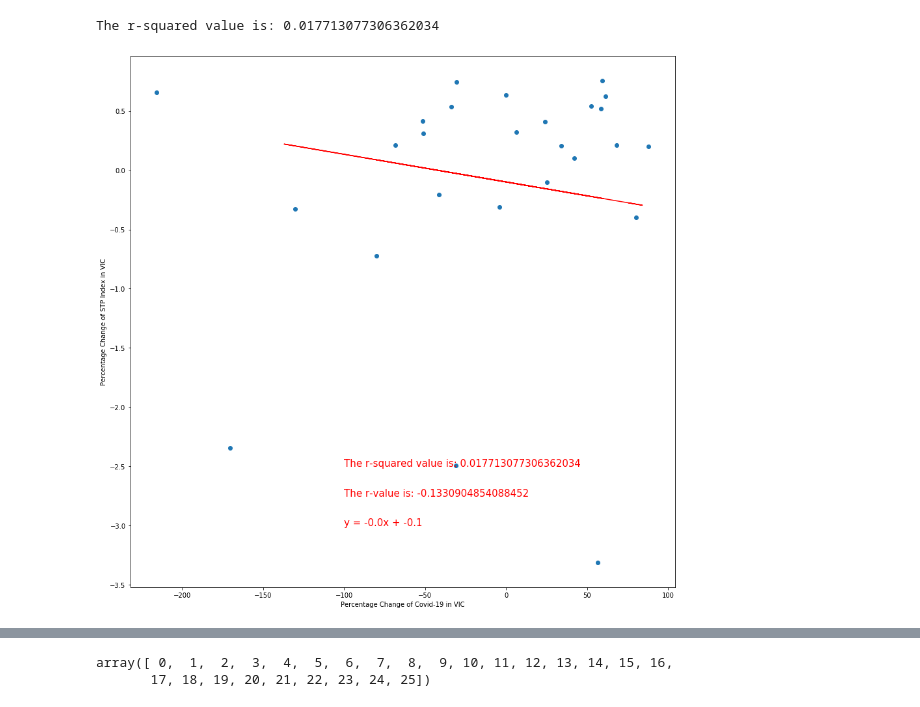
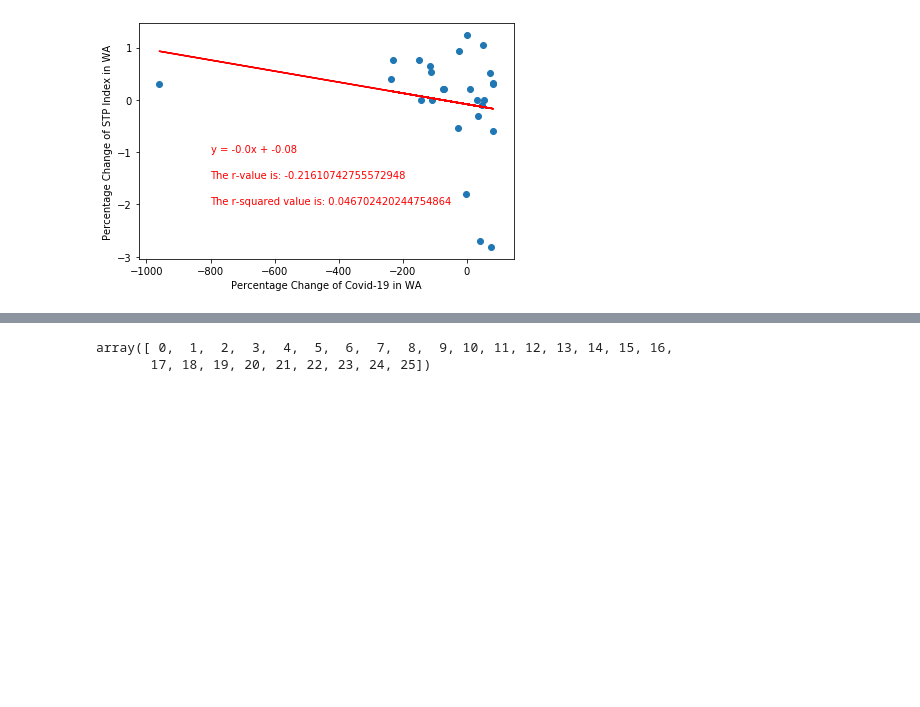
Before and after one commit to ali-beer/covid_payroll_project, a Jupyter notebook: graph_linregress.ipynb, the cells around one changed output, grey strips where cells are left out. Drawn from its saved outputs; the diff is of its cells as text; code cells hidden in the pictures; blank space fills up the shorter version.

```diff
--- a/graph_linregress.ipynb
+++ b/graph_linregress.ipynb
@@ -75,4 +16,3 @@ qld_df
 # %%
-wa_df = pd.read_csv("dee/Untitled Folder/wa_percent_change_australia.csv")
-wa_df = wa_df.iloc[10:]
-wa_df
+wa_df = pd.read_csv("wa_percent_change_australia.csv")
+# wa_df = wa_df.iloc[10:]
@@ -161,21 +93,22 @@ The r-squared value is: 0.02211003068743534
 # %%
-plt.figure(figsize=((15,15)))
-x_val = vic_covid_2["percentage"]
-y_val = vic_df["diff"]
+# plt.figure(figsize=((15,15)))
+x_val = wa_covid["percentage"]
+y_val = wa_df["diff"]
 (slope, intercept, rvalue, pvalue, stderr) = st.linregress(x_val, y_val)
 regress_values = x_val * slope + intercept
 line_eq = "y = " + str(round(slope,2)) + "x + " + str(round(intercept,2))
 r = "The r-value is: " + str(rvalue)
 rsq = "The r-squared value is: " + str(rvalue**2)
-plt.annotate(r,(-100,-2.75),fontsize=15,color="red")
-plt.annotate(rsq,(-100,-2.5),fontsize=15,color="red")
-plt.annotate(line_eq,(-100,-3),fontsize=15,color="red")
-plt.xlabel("Percentage Change of Covid-19 in VIC")
-plt.ylabel("Percentage Change of STP Index in VIC")
+
+plt.annotate(rsq,(-800,-2),fontsize=10,color="red")
+plt.annotate(r,(-800,-1.5),fontsize=10,color="red")
+plt.annotate(line_eq,(-800,-1),fontsize=10,color="red")
+
+plt.xlabel("Percentage Change of Covid-19 in WA")
+plt.ylabel("Percentage Change of STP Index in WA")
 plt.plot(x_val,regress_values,"r-")
-plt.scatter(vic_covid["percentage"],vic_df["diff"])
-print(f"The r-squared value is: {rvalue**2}")
-plt.savefig("vic_corr_2_final.png")
+plt.scatter(wa_covid["percentage"],wa_df["diff"])
+plt.tight_layout()
+plt.savefig("wa_corr_final.png")
 # %% [output]
-The r-squared value is: 0.017713077306362034
-[figure, old version]
+[figure, new version]
```
Also changed, not shown: parts of 16 cells of this notebook, 46 other files.
